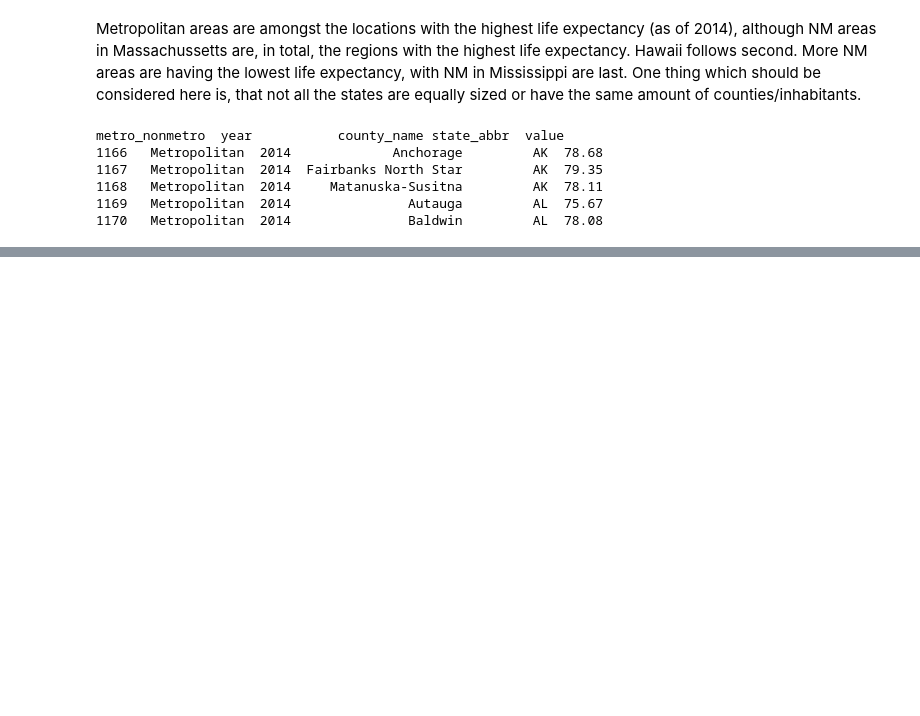
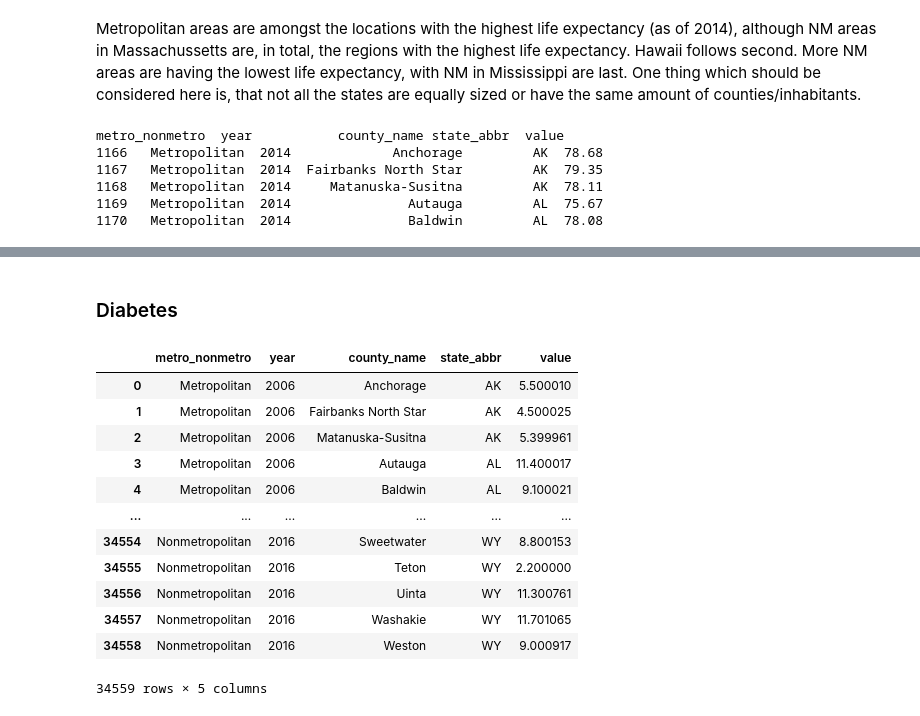
Before and after one commit to lfko/ut-health-project, a Jupyter notebook: src/ut_part1_rural_urban_health.ipynb, the cells around one changed output, grey strips where cells are left out. Drawn from its saved outputs; the diff is of its cells as text; code cells hidden in the pictures; blank space fills up the shorter version.

```diff
--- a/src/ut_part1_rural_urban_health.ipynb
+++ b/src/ut_part1_rural_urban_health.ipynb
@@ -286,0 +336,22 @@ The choropleth  method has been deprecated. Instead use the new Choropleth class
+# %% [markdown]
+### Diabetes
+# %%
+# load data
+# the higher the value, the more inclinded are you to get diabetes
+diabetes_total_df = loadIndicatorData('diabetes', 'diabetes')
+diabetes_total_df['value'] = diabetes_total_df['value'].apply(lambda x: x * 100)
+diabetes_total_df
+# %% [output]
+|  | metro_nonmetro | year | county_name | state_abbr | value |
+| 0 | Metropolitan | 2006 | Anchorage | AK | 5.500010 |
+| 1 | Metropolitan | 2006 | Fairbanks North Star | AK | 4.500025 |
+| 2 | Metropolitan | 2006 | Matanuska-Susitna | AK | 5.399961 |
+| 3 | Metropolitan | 2006 | Autauga | AL | 11.400017 |
+| 4 | Metropolitan | 2006 | Baldwin | AL | 9.100021 |
+| ... | ... | ... | ... | ... | ... |
+| 34554 | Nonmetropolitan | 2016 | Sweetwater | WY | 8.800153 |
+| 34555 | Nonmetropolitan | 2016 | Teton | WY | 2.200000 |
+| 34556 | Nonmetropolitan | 2016 | Uinta | WY | 11.300761 |
+| 34557 | Nonmetropolitan | 2016 | Washakie | WY | 11.701065 |
+| 34558 | Nonmetropolitan | 2016 | Weston | WY | 9.000917 |
+34559 rows × 5 columns
```
Also changed, not shown: parts of 38 cells of this notebook, 1 other file.
